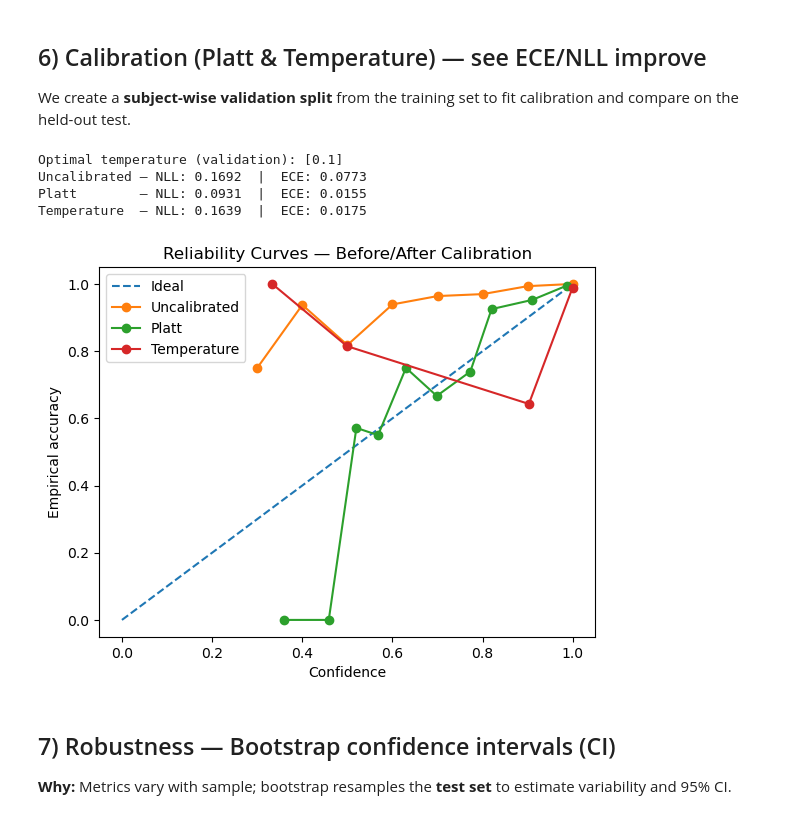
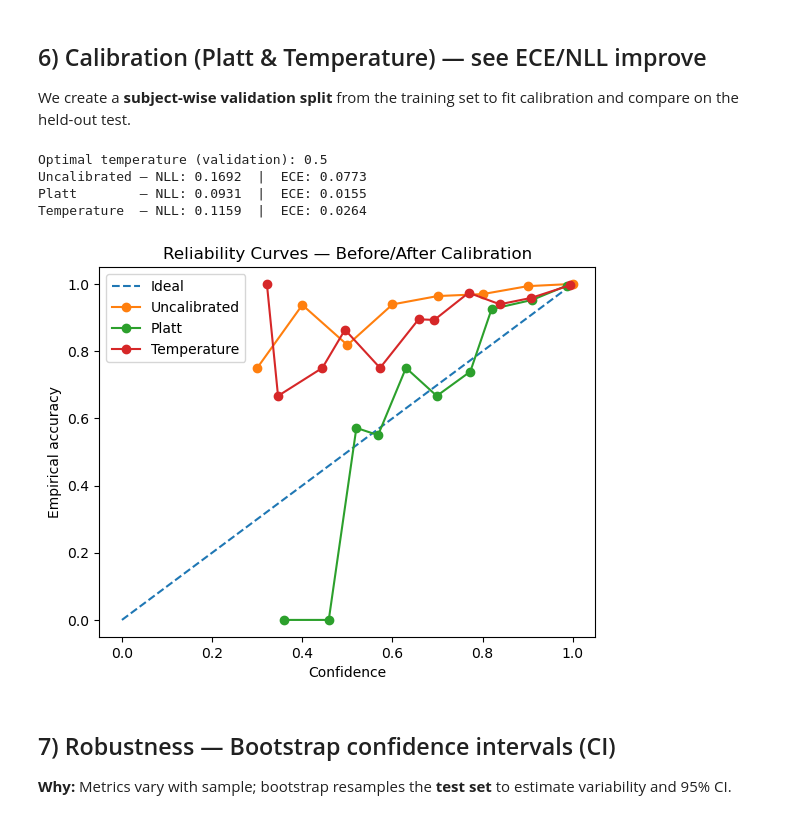
Before and after one commit to SCAI-Lab/ai-rehab-hc-2025, a Jupyter notebook: ai_rehab_hc_2025_tutorial_5_model_uncertainty_evaluation.ipynb, the cells around one changed output. Drawn from its saved outputs; the diff is of its cells as text; code cells hidden in the pictures.

```diff
--- a/ai_rehab_hc_2025_tutorial_5_model_uncertainty_evaluation.ipynb
+++ b/ai_rehab_hc_2025_tutorial_5_model_uncertainty_evaluation.ipynb
@@ -347,7 +347,7 @@ def temperature_scale(proba, T):
     logp = np.log(np.clip(proba, eps, 1.0))
     return softmax(logp / T, axis=1)
 
-def best_T(proba, y_true, grid=np.linspace(0.1, 0.5, 1, 5.0, 10)):
+def best_T(proba, y_true, grid=[0.1, 0.5, 1, 5.0, 10]):
     Y = np.eye(len(label_encoder.classes_))[y_true]
     best_T, best_nll = 1.0, np.inf
     for T in grid:
@@ -386,36 +386,36 @@ for name, p in [('Uncalibrated', proba_test_base),
         nll = log_loss(y_test, p, labels=np.arange(len(label_encoder.classes_)))
     except Exception:
         nll = np.nan
     ece = quick_ece(y_test, p, n_bins=15)
     print(f'{name:<12} — NLL: {nll:.4f}  |  ECE: {ece:.4f}')
 
 def plot_rel_curves(y_true, proba_list, labels, n_bins=15, title='Calibration Comparison'):
     plt.figure()
     plt.plot([0,1],[0,1],'--', label='Ideal')
     for proba, lab in zip(proba_list, labels):
         preds = proba.argmax(axis=1)
         conf = proba.max(axis=1)
         correct = (preds == y_true).astype(int)
         bins = np.linspace(0.0, 1.0, n_bins+1)
         xs, ys = [], []
         for b in range(n_bins):
             m = (conf >= bins[b]) & (conf < bins[b+1]) if b < n_bins-1 else (conf >= bins[b]) & (conf <= bins[b+1])
             if m.sum()==0: continue
             xs.append(conf[m].mean()); ys.append(correct[m].mean())
         plt.plot(xs, ys, marker='o', label=lab)
     plt.xlabel('Confidence'); plt.ylabel('Empirical accuracy'); plt.title(title)
     plt.legend(); plt.show()
 
 plot_rel_curves(y_test,
                 [proba_test_base, proba_test_platt, proba_test_T],
                 ['Uncalibrated','Platt','Temperature'],
                 n_bins=15, title='Reliability Curves — Before/After Calibration')
 # %% [output]
-Optimal temperature (validation): [0.1]
+Optimal temperature (validation): 0.5
 Uncalibrated — NLL: 0.1692  |  ECE: 0.0773
 Platt        — NLL: 0.0931  |  ECE: 0.0155
-Temperature  — NLL: 0.1639  |  ECE: 0.0175
+Temperature  — NLL: 0.1159  |  ECE: 0.0264
-[figure, old version]
+[figure, new version]
 # %% [markdown]
 
 ## 7) Robustness — Bootstrap confidence intervals (CI)
```
